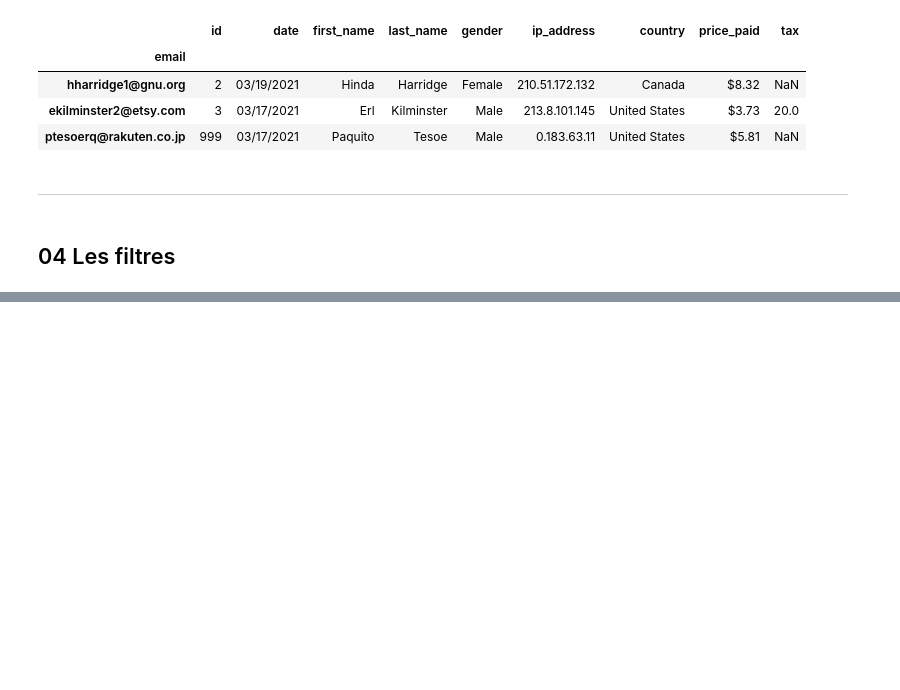
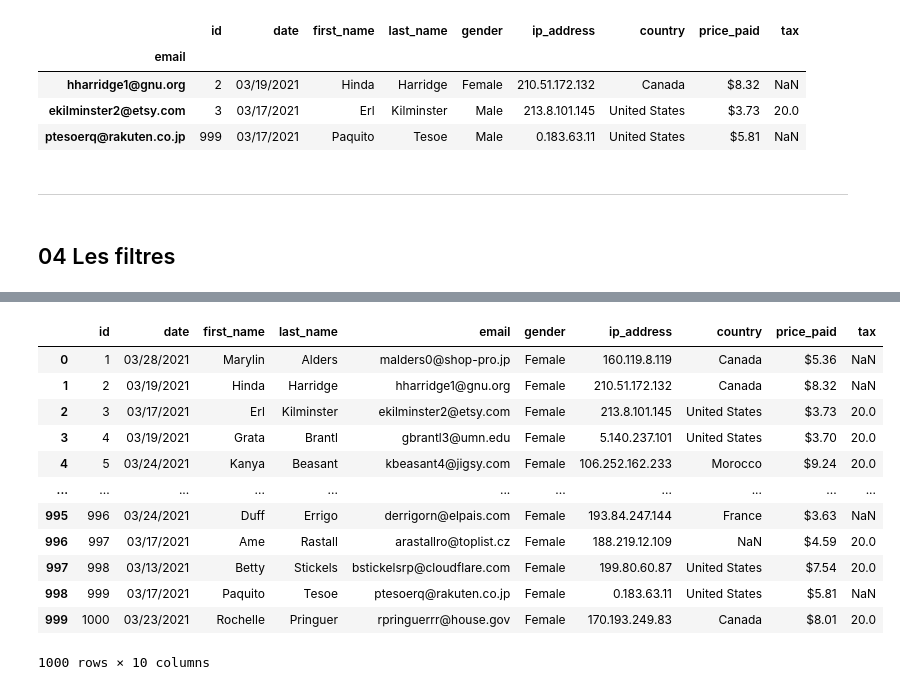
Before and after one commit to lazzylife42/pandas, a Jupyter notebook: Tutoriel Dockstring.ipynb, the cells around one changed output, grey strips where cells are left out. Saved outputs shown, nothing was run; the diff lists cells and outputs as text; code cells hidden in the pictures; blank space fills up the shorter version.

```diff
--- a/Tutoriel Dockstring.ipynb
+++ b/Tutoriel Dockstring.ipynb
@@ -174,0 +206,17 @@ df_email.loc[['hharridge1@gnu.org', 'ekilminster2@etsy.com', 'ptesoerq@rakuten.c
+# %%
+female_filter = df["gender"] == "Female"  # plus propre
+df[female_filter]
+# %% [output]
+|  | id | date | first_name | last_name | email | gender | ip_address | country | price_paid | tax |
+| 0 | 1 | 03/28/2021 | Marylin | Alders | malders0@shop-pro.jp | Female | 160.119.8.119 | Canada | $5.36 | NaN |
+| 1 | 2 | 03/19/2021 | Hinda | Harridge | hharridge1@gnu.org | Female | 210.51.172.132 | Canada | $8.32 | NaN |
+| 2 | 3 | 03/17/2021 | Erl | Kilminster | ekilminster2@etsy.com | Female | 213.8.101.145 | United States | $3.73 | 20.0 |
+| 3 | 4 | 03/19/2021 | Grata | Brantl | gbrantl3@umn.edu | Female | 5.140.237.101 | United States | $3.70 | 20.0 |
+| 4 | 5 | 03/24/2021 | Kanya | Beasant | kbeasant4@jigsy.com | Female | 106.252.162.233 | Morocco | $9.24 | 20.0 |
+| ... | ... | ... | ... | ... | ... | ... | ... | ... | ... | ... |
+| 995 | 996 | 03/24/2021 | Duff | Errigo | derrigorn@elpais.com | Female | 193.84.247.144 | France | $3.63 | NaN |
+| 996 | 997 | 03/17/2021 | Ame | Rastall | arastallro@toplist.cz | Female | 188.219.12.109 | NaN | $4.59 | 20.0 |
+| 997 | 998 | 03/13/2021 | Betty | Stickels | bstickelsrp@cloudflare.com | Female | 199.80.60.87 | United States | $7.54 | 20.0 |
+| 998 | 999 | 03/17/2021 | Paquito | Tesoe | ptesoerq@rakuten.co.jp | Female | 0.183.63.11 | United States | $5.81 | NaN |
+| 999 | 1000 | 03/23/2021 | Rochelle | Pringuer | rpringuerrr@house.gov | Female | 170.193.249.83 | Canada | $8.01 | 20.0 |
+1000 rows × 10 columns
```
Also changed, not shown: parts of 6 cells of this notebook.
